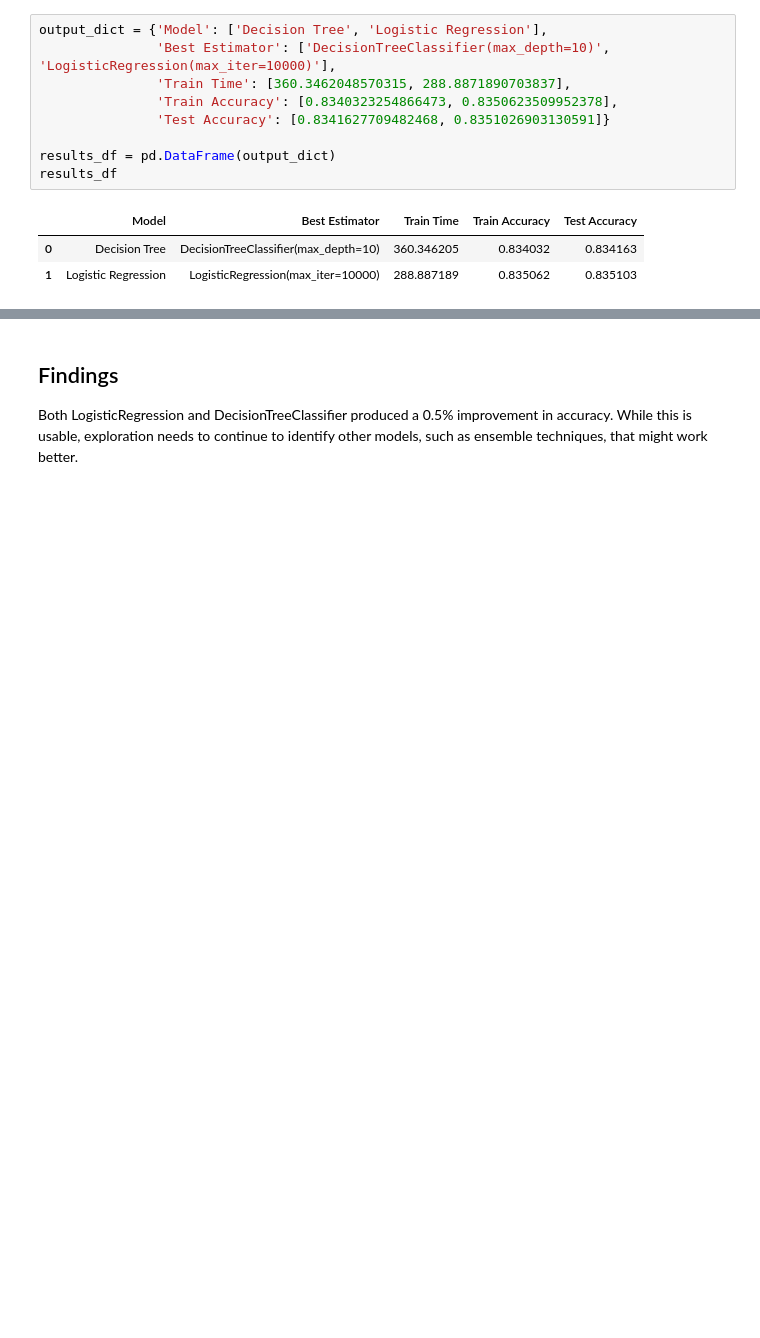
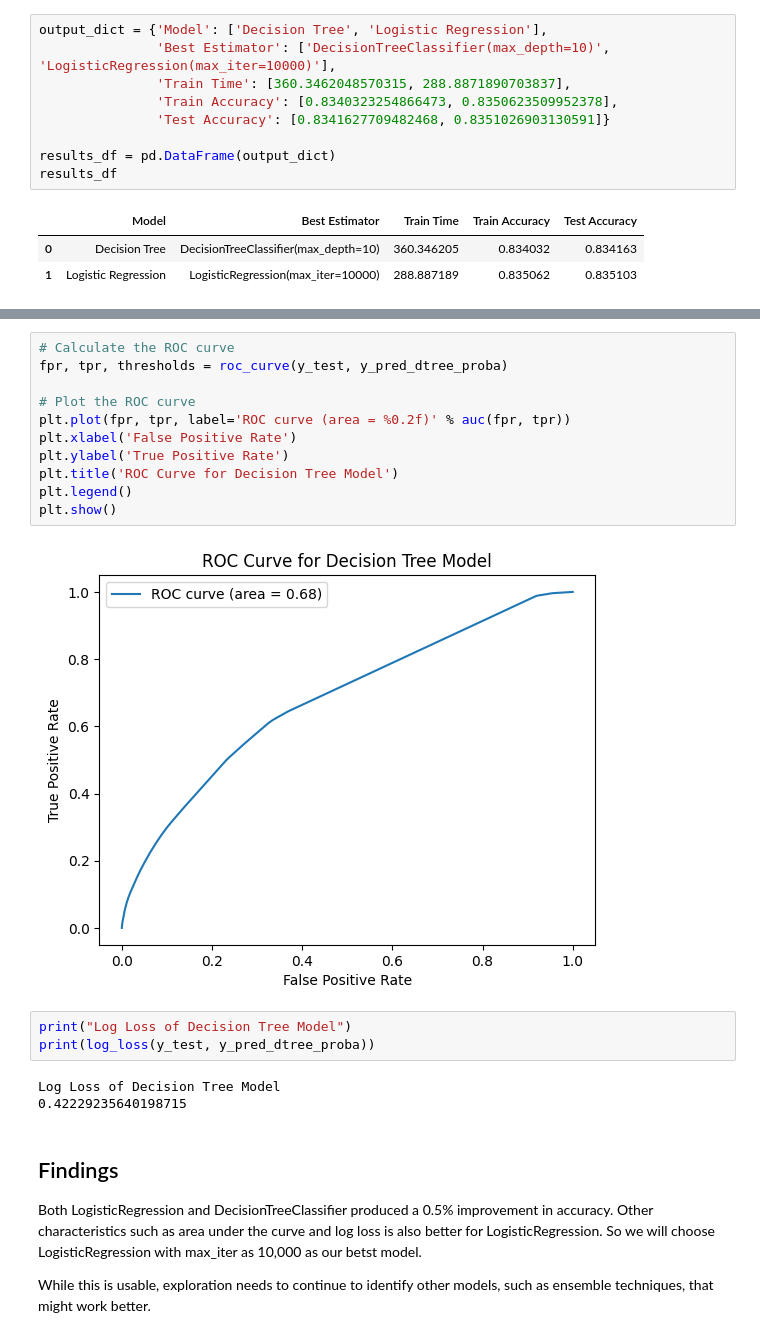
Before and after one commit to girishnath/machinelearning, a Jupyter notebook: click-through-prediction/3-click-through-prediction-modeling.ipynb, the cells around one changed output, grey strips where cells are left out. Cells and saved outputs as stored; diff of their text form; blank space fills up the shorter version.

```diff
--- a/click-through-prediction/3-click-through-prediction-modeling.ipynb
+++ b/click-through-prediction/3-click-through-prediction-modeling.ipynb
@@ -170,4 +246,25 @@ results_df
+# %%
+# Calculate the ROC curve
+fpr, tpr, thresholds = roc_curve(y_test, y_pred_dtree_proba)
+
+# Plot the ROC curve
+plt.plot(fpr, tpr, label='ROC curve (area = %0.2f)' % auc(fpr, tpr))
+plt.xlabel('False Positive Rate')
+plt.ylabel('True Positive Rate')
+plt.title('ROC Curve for Decision Tree Model')
+plt.legend()
+plt.show()
+# %% [output]
+[figure, added]
+# %%
+print("Log Loss of Decision Tree Model")
+print(log_loss(y_test, y_pred_dtree_proba))
+# %% [output]
+Log Loss of Decision Tree Model
+0.42229235640198715
 # %% [markdown]
 ## Findings
 
-Both LogisticRegression and DecisionTreeClassifier produced a 0.5% improvement in accuracy. While this is usable, exploration needs to continue to identify other models, such as ensemble techniques, that might work better.
+Both LogisticRegression and DecisionTreeClassifier produced a 0.5% improvement in accuracy. Other characteristics such as area under the curve and log loss is also better for LogisticRegression. So we will choose LogisticRegression with max_iter as 10,000 as our betst model.
+
+While this is usable, exploration needs to continue to identify other models, such as ensemble techniques, that might work better.
```
Also changed, not shown: parts of 17 cells of this notebook, 4 other files.
